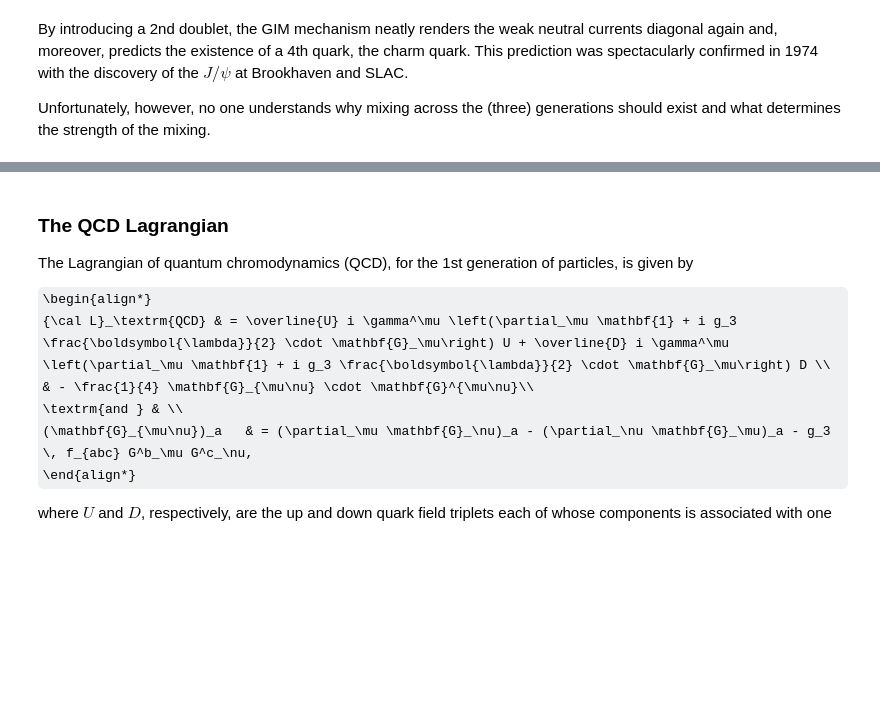
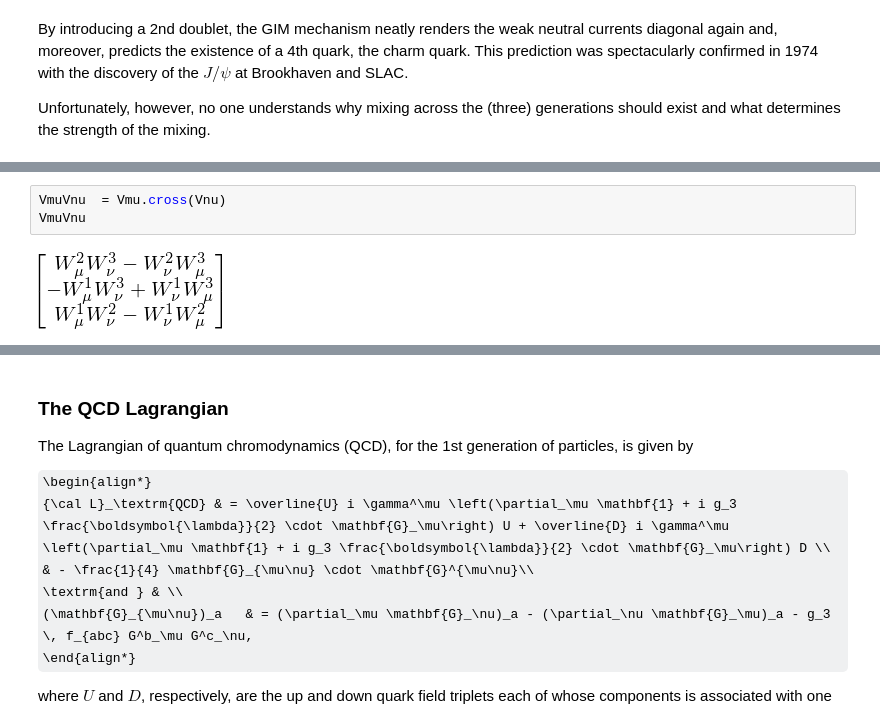
Before and after one commit to hbprosper/GSW, a Jupyter notebook: GlashowSalamWeinberg.ipynb, the cells around one changed output, grey strips where cells are left out. Saved outputs shown, nothing was run; the diff lists cells and outputs as text; some formulas as TeX source; blank space fills up the shorter version.

```diff
--- a/GlashowSalamWeinberg.ipynb
+++ b/GlashowSalamWeinberg.ipynb
@@ -823,0 +849,5 @@ dnuAmu            = sm.Symbol('\partial_\\nu A_\mu')
+# %%
+VmuVnu  = Vmu.cross(Vnu)
+VmuVnu
+# %% [output]
+[figure, added]
```
Also changed, not shown: parts of 11 cells of this notebook, 1 other file.
